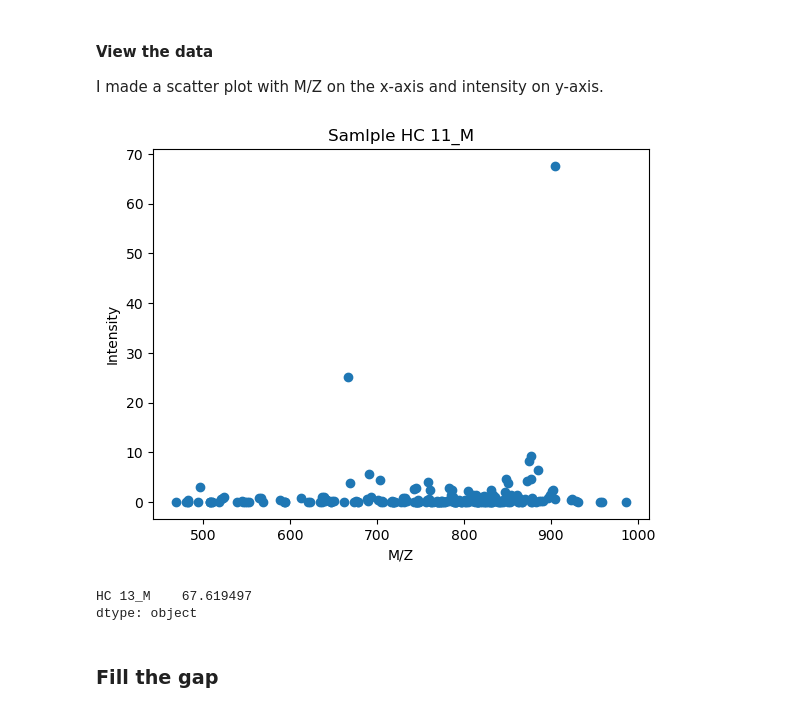
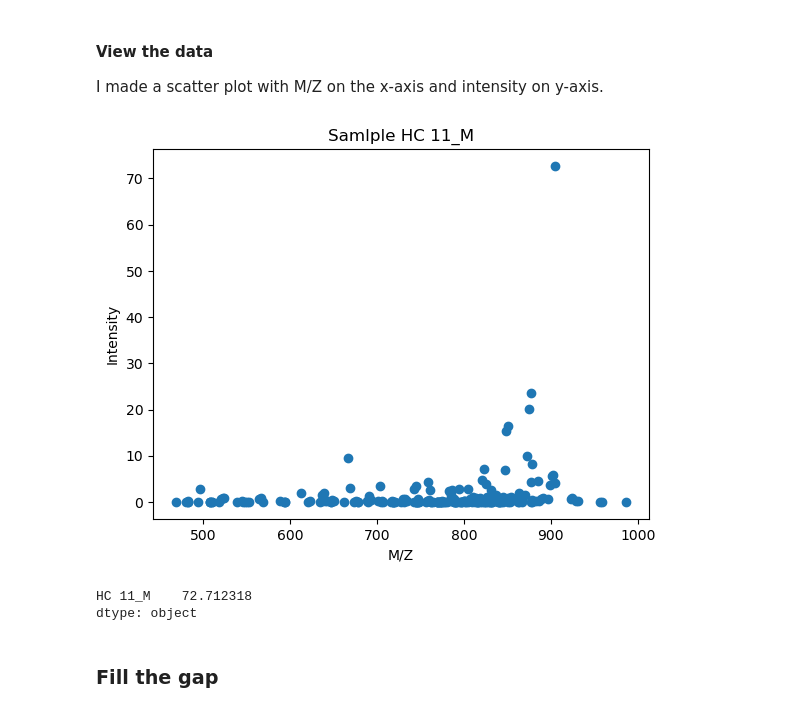
Before and after one commit to Bvs00/AI4ODA_projectwork, a Jupyter notebook: notebook_lipidoma.ipynb, the cells around one changed output. Cells and saved outputs as stored; diff of their text form; code cells hidden in the pictures.

```diff
--- a/notebook_lipidoma.ipynb
+++ b/notebook_lipidoma.ipynb
@@ -71,16 +71,16 @@ I made a scatter plot with M/Z on the x-axis and intensity on y-axis.
 # %%
 import matplotlib.pyplot as plt
 
-plt.scatter(mz_lipidoma, df_x_lipidoma.iloc[91:92])
+plt.scatter(mz_lipidoma, df_x_lipidoma.iloc[89:90])
 plt.xlabel("M/Z")
 plt.ylabel("Intensity")
 plt.title("Samlple HC 11_M")
 plt.show()
 # axis=1 sono le righe; axis=0 sono le colonne
-print(df_x_lipidoma[91:92].max(axis=1))
+print(df_x_lipidoma[89:90].max(axis=1))
 # %% [output]
-[figure, old version]
+[figure, new version]
-HC 13_M    67.619497
+HC 11_M    72.712318
 dtype: object
 # %% [markdown]
 ### Fill the gap
```
Also changed, not shown: parts of 9 cells of this notebook.
